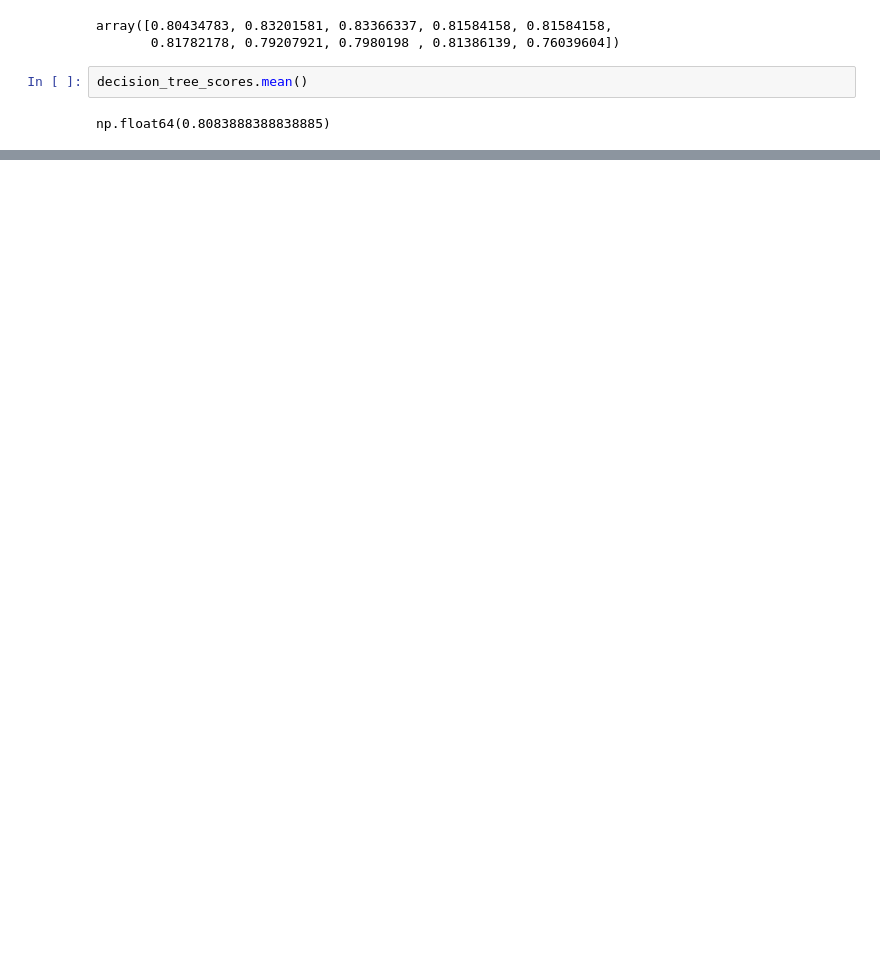
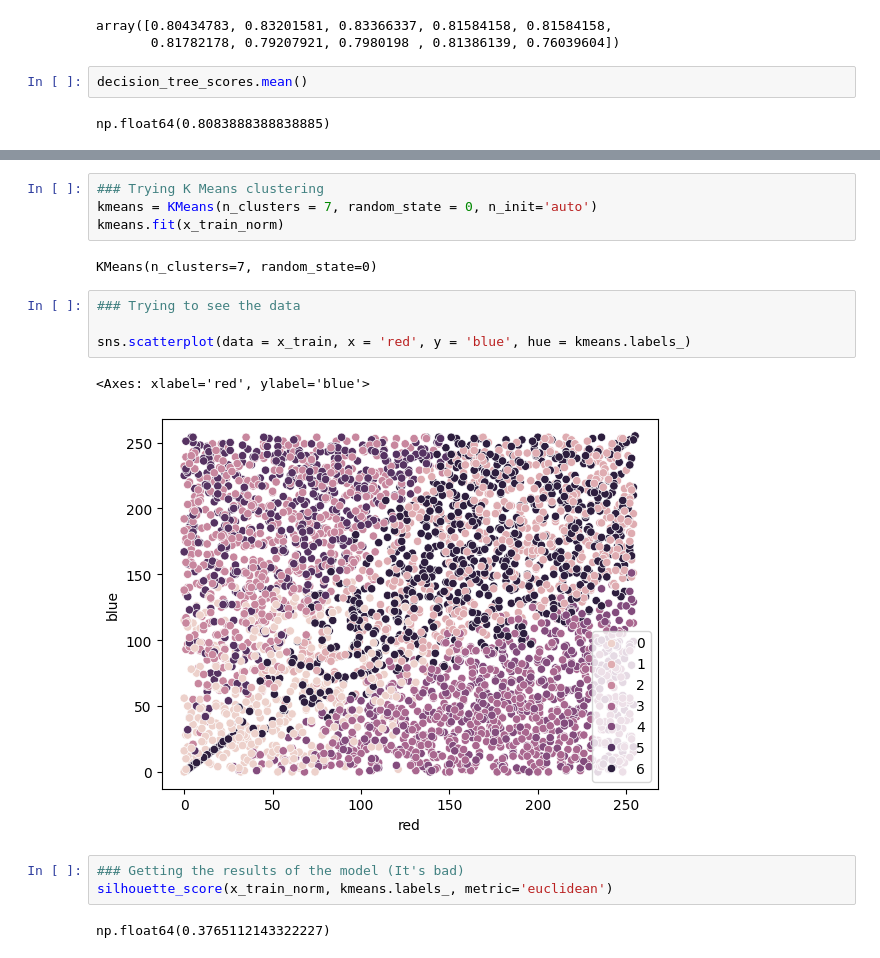
Before and after one commit to AMR856/AmrAlnas_alexeagles_phase1, a Jupyter notebook: machine_learning/color_classifier.ipynb, the cells around one changed output, grey strips where cells are left out. Cells and saved outputs as stored; diff of their text form; blank space fills up the shorter version.

```diff
--- a/machine_learning/color_classifier.ipynb
+++ b/machine_learning/color_classifier.ipynb
@@ -152,0 +174,18 @@ np.int64(7)
+# %%
+### Trying K Means clustering
+kmeans = KMeans(n_clusters = 7, random_state = 0, n_init='auto')
+kmeans.fit(x_train_norm)
+# %% [output]
+KMeans(n_clusters=7, random_state=0)
+# %%
+### Trying to see the data
+
+sns.scatterplot(data = x_train, x = 'red', y = 'blue', hue = kmeans.labels_)
+# %% [output]
+<Axes: xlabel='red', ylabel='blue'>
+[figure, added]
+# %%
+### Getting the results of the model (It's bad)
+silhouette_score(x_train_norm, kmeans.labels_, metric='euclidean')
+# %% [output]
+np.float64(0.3765112143322227)
```
Also changed, not shown: parts of 17 cells of this notebook, 1 other file.
